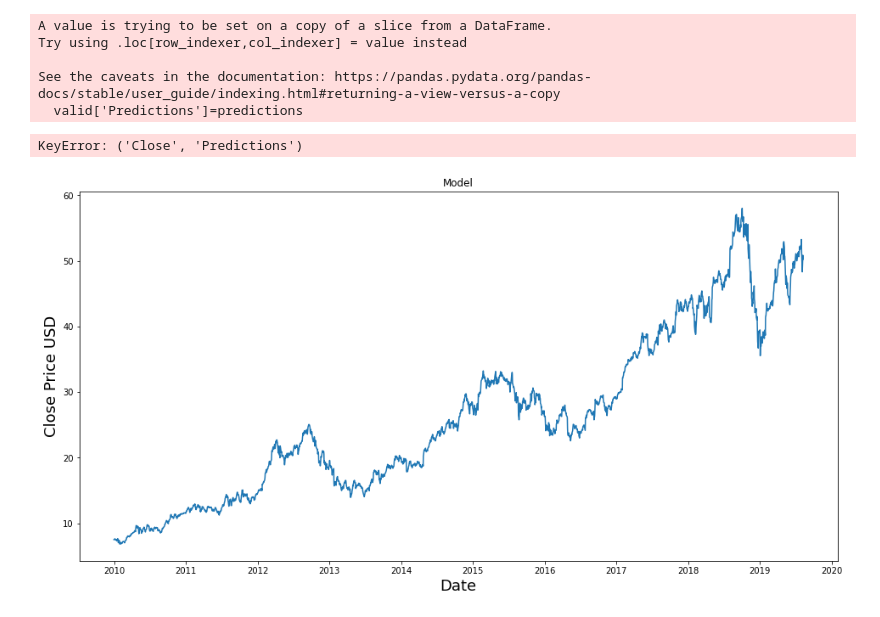
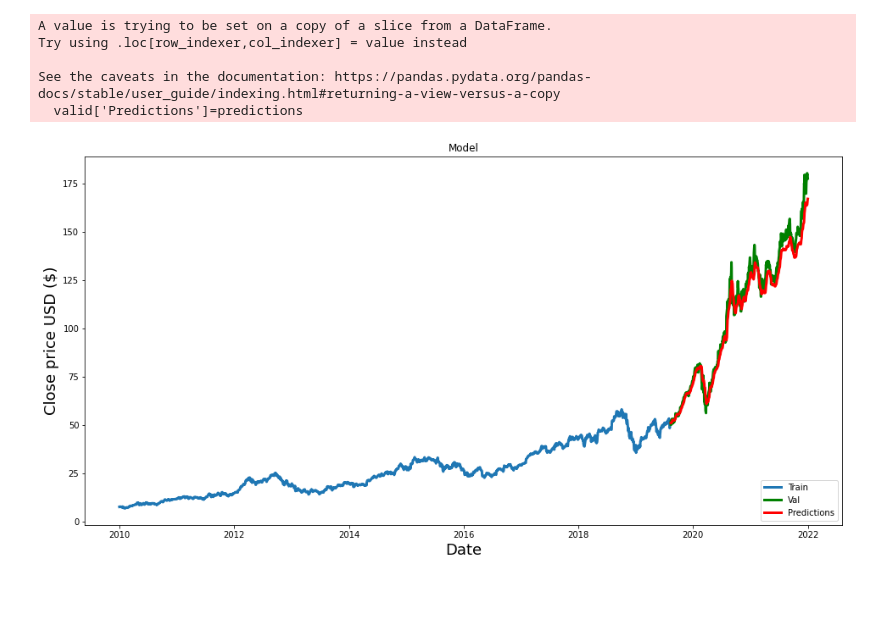
Before and after one commit to TheSaltisHere/Stock-Market-Prediction, a Jupyter notebook: main.ipynb, the cells around one changed output. Drawn from its saved outputs; the diff is of its cells as text; code cells hidden in the pictures.

```diff
--- a/main.ipynb
+++ b/main.ipynb
@@ -148,13 +148,13 @@ See the caveats in the documentation: https://pandas.pydata.org/pandas-docs/stab
 # %%
 #visualize the data
 plt.figure(figsize=(16,8))
 plt.title('Model')
 plt.xlabel('Date',fontsize=18)
-plt.ylabel('Close Price USD',fontsize=18)
-plt.plot(train['Close'])
-plt.plot(valid['Close','Predictions'])
+plt.ylabel('Close price USD ($)',fontsize=18)
+plt.plot(train['Close'],linewidth=3)
+plt.plot(valid['Close'],color='Green',linewidth=3,label='Closed Prices')
+plt.plot(valid['Predictions'],color='red',linewidth=3,label='Predictions')
 plt.legend(['Train','Val','Predictions'],loc='lower right')
 plt.show()
 # %% [output]
-KeyError: ('Close', 'Predictions')
-[figure, old version]
+[figure, new version]
```
Also changed, not shown: parts of 5 cells of this notebook.
